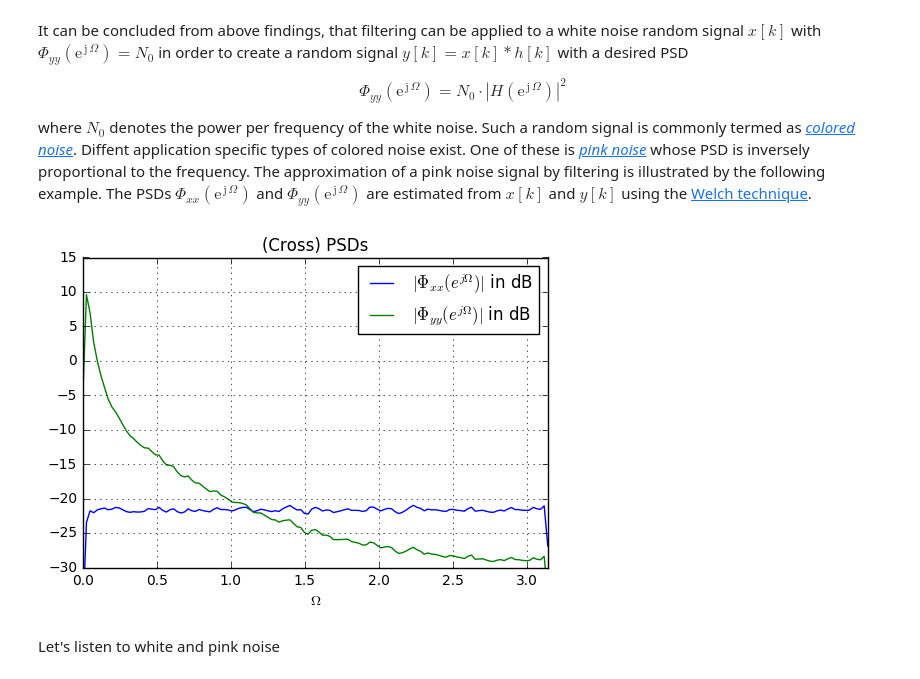
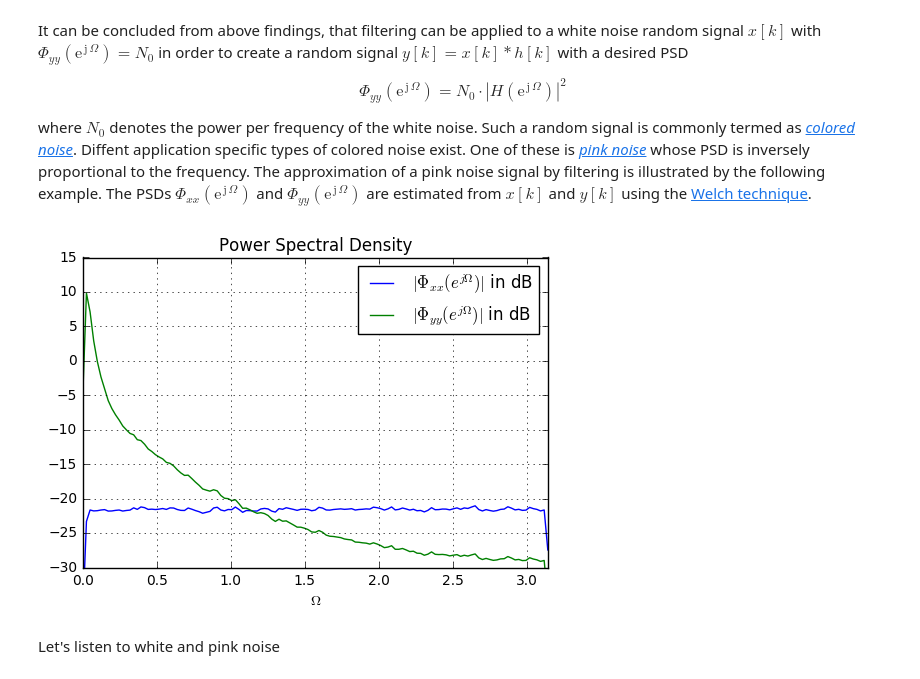
Before and after one commit to spatialaudio/digital-signal-processing-lecture, a Jupyter notebook: random_signals_LTI_systems/power_spectral_densities.ipynb, the cells around one changed output. Drawn from its saved outputs; the diff is of its cells as text; code cells hidden in the pictures.

Commit message:
Fixed heading, initialized random seed

```diff
--- a/random_signals_LTI_systems/power_spectral_densities.ipynb
+++ b/random_signals_LTI_systems/power_spectral_densities.ipynb
@@ -32,34 +32,35 @@ where $N_0$ denotes the power per frequency of the white noise. Such a random si
 # %%
 %matplotlib inline
 import numpy as np
 import matplotlib.pyplot as plt
 import scipy.signal as sig
 
 fs = 44100
-N = 5*44100
+N = 5*fs
 
 # generate uniformly distributed white noise
+np.random.seed(1)
 x = np.random.uniform(size=N) - .5
 # filter white noise to yield pink noise
 # see http://www.firstpr.com.au/dsp/pink-noise/#Filtering
 a = np.poly([0.99572754, 0.94790649, 0.53567505])  # denominator coefficients
 b = np.poly([0.98443604, 0.83392334, 0.07568359])  # numerator coefficients
 y = sig.lfilter(b, a, x)
 # estimate PSDs using Welch's technique
 f, Pxx = sig.csd(x, x, nperseg = 256)
 f, Pyy = sig.csd(y, y, nperseg = 256)
 
 # PSDs
 Om = f * 2 * np.pi
 plt.plot(Om, 20*np.log10(np.abs(.5*Pxx)), label=r'$| \Phi_{xx}(e^{j \Omega}) |$ in dB')
 plt.plot(Om, 20*np.log10(np.abs(.5*Pyy)), label=r'$| \Phi_{yy}(e^{j \Omega}) |$ in dB')
-plt.title('(Cross) PSDs')
+plt.title('Power Spectral Density')
 plt.xlabel(r'$\Omega$')
 plt.legend()
 plt.axis([0, np.pi, -30, 15])
 plt.grid()
 # %% [output]
-[figure, old version]
+[figure, new version]
 # %% [markdown]
 Let's listen to white and pink noise
 # %%
```
Also changed, not shown: 2 other files.
